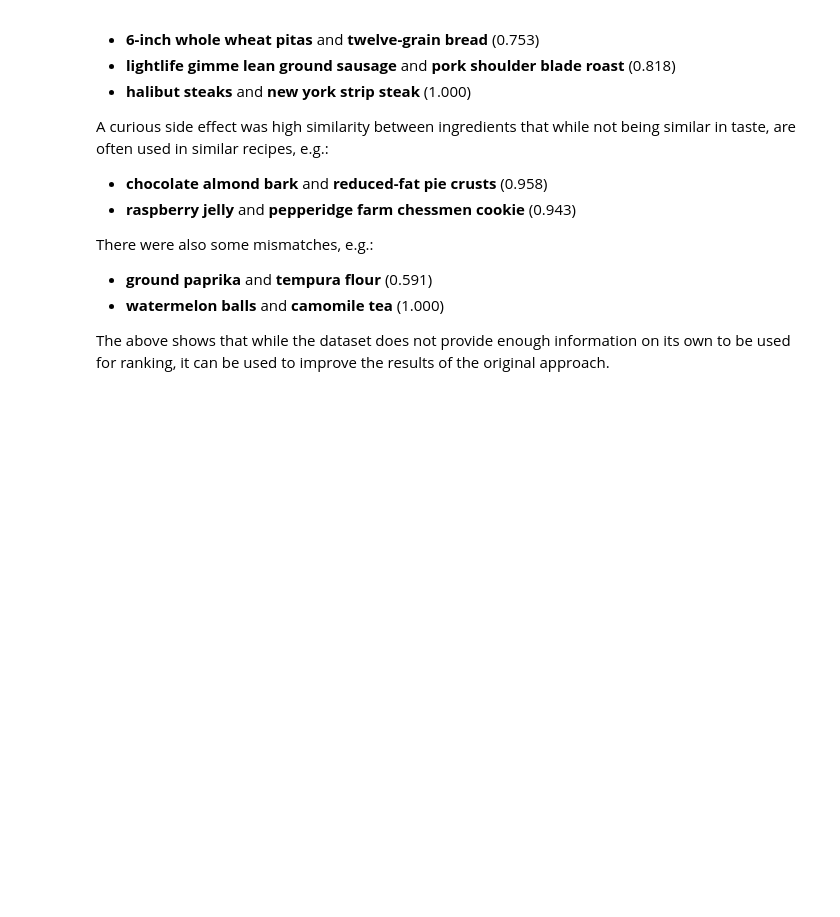
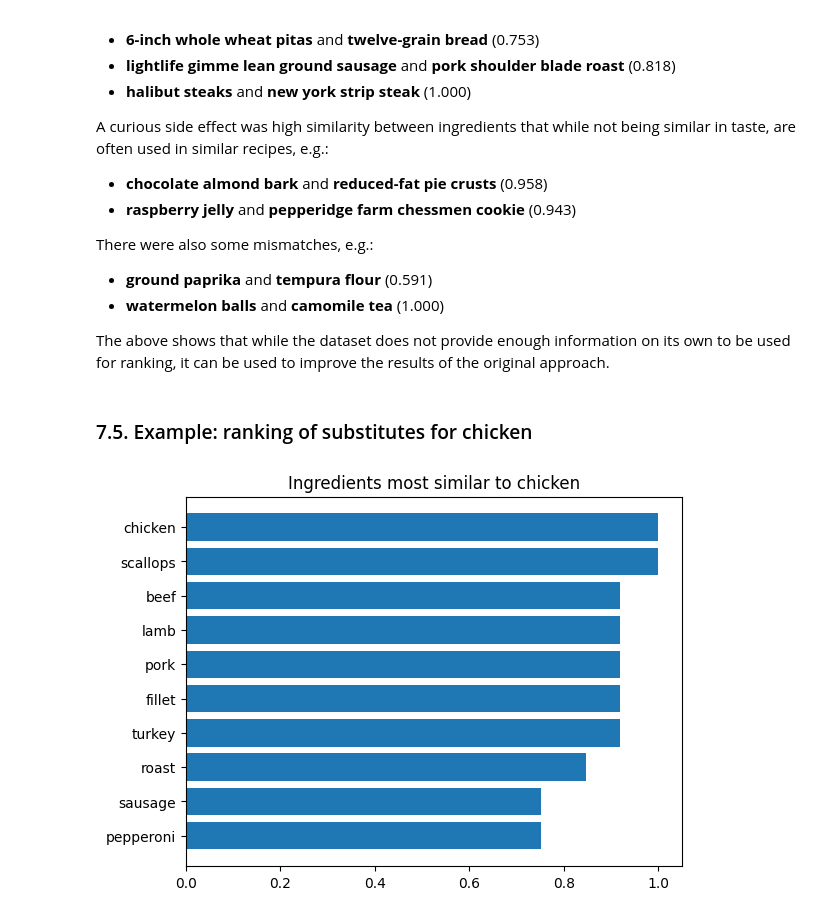
Before and after one commit to Tremirre/EaT-PIM-Revised, a Jupyter notebook: report.ipynb, the cells around one changed output. Saved outputs shown, nothing was run; the diff lists cells and outputs as text; code cells hidden in the pictures; blank space fills up the shorter version.

```diff
--- a/report.ipynb
+++ b/report.ipynb
@@ -869,12 +873,12 @@ cooc_matrix.max()
 
 As one of the rankings, the authors used cosine similarity metric. We decided to implement it as a separate function, so that we can easily use it in combination with other metrics.
 # %%
-cosine_similarity = similarity.get_cosine_similarities(cooc_matrix, ingredient_index_maping[target_ing])
+cosine_similarities = similarity.get_cosine_similarities(cooc_matrix, ingredient_index_maping[target_ing])
 
-most_similar = np.argsort(cosine_similarity)[::-1]
+most_similar = np.argsort(cosine_similarities)[::-1]
 
 for i in most_similar[:10]:
-    print(f"{ingredients_tuple[i]:<20} {cosine_similarity[i]:.3f}")
+    print(f"{ingredients_tuple[i]:<20} {cosine_similarities[i]:.3f}")
 # %% [output]
 pepper               1.000
 salt pepper          0.981
@@ -1142,3 +1123,17 @@ There were also some mismatches, e.g.:
 - **watermelon balls** and **camomile tea** (1.000)
 
 The above shows that while the dataset does not provide enough information on its own to be used for ranking, it can be used to improve the results of the original approach.
+# %% [markdown]
+### 7.5. Example: ranking of substitutes for chicken
+# %%
+# example: closest to chicken
+
+chicken_vec = characterized_ingriedients_onehot_df.loc["chicken"].to_numpy()
+chicken_sim = cosine_similarity(chicken_vec.reshape(1, -1), characterized_ingriedients_onehot_df.to_numpy()).flatten()
+chicken_sim_idx = np.argsort(chicken_sim)[::-1]
+
+plt.barh(characterized_ingriedients_onehot_df.index[chicken_sim_idx[:10][::-1]], chicken_sim[chicken_sim_idx[:10][::-1]])
+plt.title("Ingredients most similar to chicken")
+plt.show()
+# %% [output]
+[figure, added]
```
Also changed, not shown: parts of 30 cells of this notebook.
